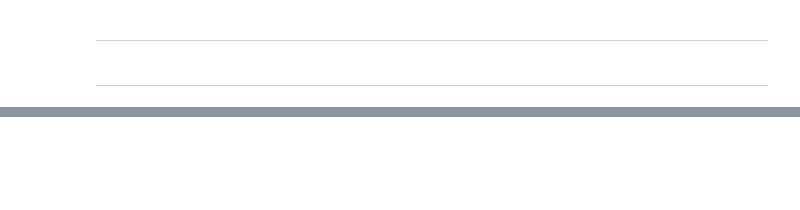
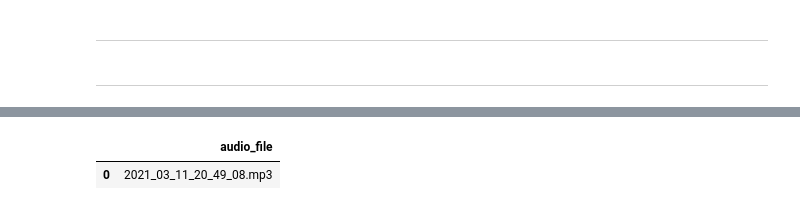
Before and after one commit to ThiagoPanini/voice-unlocker, a Jupyter notebook: notebooks/development/Voice Unlocker - Consumo Modelo.ipynb, the cells around one changed output, grey strips where cells are left out. Saved outputs shown, nothing was run; the diff lists cells and outputs as text; code cells hidden in the pictures; blank space fills up the shorter version.

```diff
--- a/notebooks/development/Voice Unlocker - Consumo Modelo.ipynb
+++ b/notebooks/development/Voice Unlocker - Consumo Modelo.ipynb
@@ -72,0 +773,7 @@ for file in os.listdir(TARGET_PATH):
+# %%
+df_audios = pd.DataFrame()
+df_audios['audio_file'] = [audio_file]
+df_audios
+# %% [output]
+|  | audio_file |
+| 0 | 2021_03_11_20_49_08.mp3 |
```
Also changed, not shown: parts of 12 cells of this notebook.
